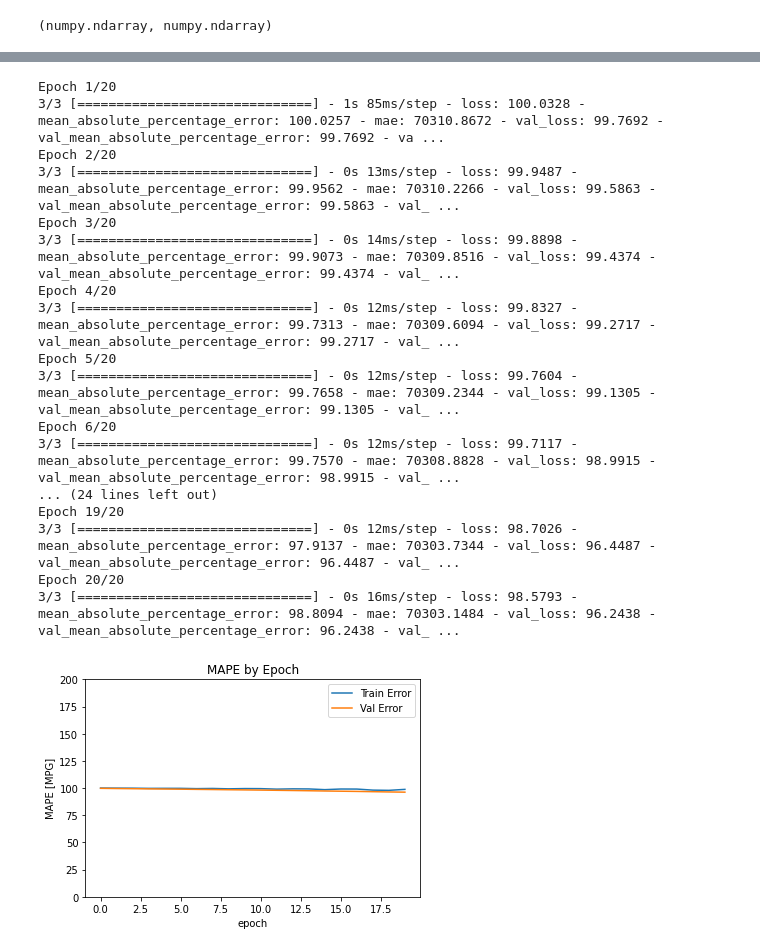
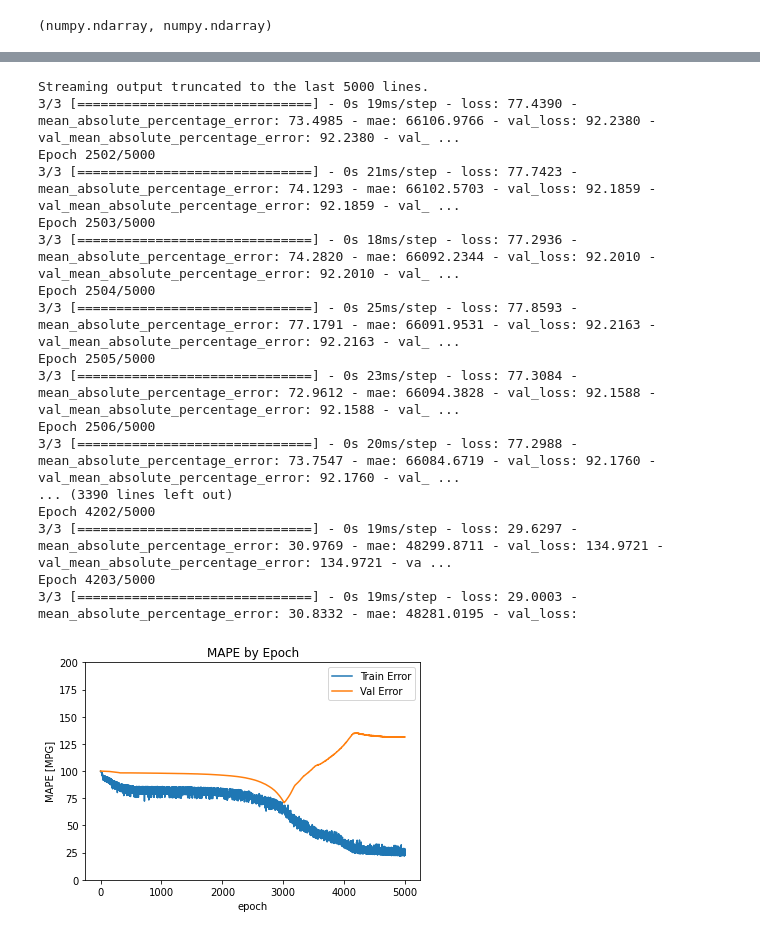
Before and after one commit to BrandonCay/-DSP-performance-prediction, a Jupyter notebook: DSP_performance_prediction.ipynb, the cells around one changed output, grey strips where cells are left out. Saved outputs shown, nothing was run; the diff lists cells and outputs as text; code cells hidden in the pictures.

```diff
--- a/DSP_performance_prediction.ipynb
+++ b/DSP_performance_prediction.ipynb
@@ -170,3 +178,6 @@ data = removeCols()
+# %%
+if(url == newDataUrl):
+  data = preprocessData(data)
 # %%
 data_t = data.describe()
 desc = data_t.T
@@ -237,7 +250,14 @@ cols
 # create a copy of the DataFrame
 df = data.copy()
 # create the target
-target = df.pop('execution time')
+targetAttributeName=''
+if(url == newDataUrl):
+  targetAttributeName=' adjusted execution time'
+else:
+  targetAttributeName='execution time'
+
+
+target = df.pop(targetAttributeName)
 print (target.head())
 # execution time is the target of prediction, using df.pop to create the target set; rest of df are feature sets. target.head shows the first 5 samples' target values
 # %% [output]
@@ -559,6 +579,12 @@ activationFunctionsToSkipSet = set(
  """
 
 )
+# %%
+global_input_shape=[]
+if(url == newDataUrl):
+  global_input_shape=[19,]
+else:
+  global_input_shape=[18,]
 # %%
 def compile(optimizer, metricVal):
   try:
@@ -581,7 +607,7 @@ rmse = tf.keras.metrics.RootMeanSquaredError()
 mape = tf.keras.losses.MeanAbsolutePercentageError()
 
 class ModelMaker:
-  def __init__ (self, neuronCnt=64, activationFunction = "relu", optimizer = "RMSprop", metrics = [mape, 'mae'], comiplationDone = False, seedOfExecutionResult = 0, inputShape=[0,20]):
+  def __init__ (self, neuronCnt=64, activationFunction = "relu", optimizer = "RMSprop", metrics = [mape, 'mae'], comiplationDone = False, seedOfExecutionResult = 0, inputShape=global_input_shape ):
     self.__neuronCnt = neuronCnt
     self.__compilationDone = False
     self.__activationFunction = activationFunction
@@ -589,7 +615,7 @@ class ModelMaker:
     self.__optimizer = optimizer
     self.__metrics = metrics
     self.__model = None
-    self.__inputShape=shape
+    self.__inputShape=inputShape
 
 
   def makeNewModel(self):
@@ -933,33 +822,34 @@ from google.colab import files #for downloading browser
 #files.download
 # %%
 def runOne():
+  epochs = 5000
   modelMakerObj = ModelMaker()
   model = modelMakerObj.makeNewModel()
-  modelTrainerObj = ModelTrainer(model, test_bs, train_bs, 20)
+  modelTrainerObj = ModelTrainer(model, test_bs, train_bs, epochs)
   history = modelTrainerObj.train()
   obj = HistoryPlotter()
   obj.set_history(history)
   obj.makePlot()
   obj.showPlot()
 
 runOne()
 # %% [output]
-Epoch 1/20
-3/3 [==============================] - 1s 85ms/step - loss: 100.0328 - mean_absolute_percentage_error: 100.0257 - mae: 70310.8672 - val_loss: 99.7692 - val_mean_absolute_percentage_error: 99.7692 - va ...
-Epoch 2/20
-3/3 [==============================] - 0s 13ms/step - loss: 99.9487 - mean_absolute_percentage_error: 99.9562 - mae: 70310.2266 - val_loss: 99.5863 - val_mean_absolute_percentage_error: 99.5863 - val_ ...
-Epoch 3/20
-3/3 [==============================] - 0s 14ms/step - loss: 99.8898 - mean_absolute_percentage_error: 99.9073 - mae: 70309.8516 - val_loss: 99.4374 - val_mean_absolute_percentage_error: 99.4374 - val_ ...
-Epoch 4/20
-3/3 [==============================] - 0s 12ms/step - loss: 99.8327 - mean_absolute_percentage_error: 99.7313 - mae: 70309.6094 - val_loss: 99.2717 - val_mean_absolute_percentage_error: 99.2717 - val_ ...
-Epoch 5/20
-3/3 [==============================] - 0s 12ms/step - loss: 99.7604 - mean_absolute_percentage_error: 99.7658 - mae: 70309.2344 - val_loss: 99.1305 - val_mean_absolute_percentage_error: 99.1305 - val_ ...
-Epoch 6/20
-3/3 [==============================] - 0s 12ms/step - loss: 99.7117 - mean_absolute_percentage_error: 99.7570 - mae: 70308.8828 - val_loss: 98.9915 - val_mean_absolute_percentage_error: 98.9915 - val_ ...
-... (24 lines left out)
-Epoch 19/20
-3/3 [==============================] - 0s 12ms/step - loss: 98.7026 - mean_absolute_percentage_error: 97.9137 - mae: 70303.7344 - val_loss: 96.4487 - val_mean_absolute_percentage_error: 96.4487 - val_ ...
-Epoch 20/20
-3/3 [==============================] - 0s 16ms/step - loss: 98.5793 - mean_absolute_percentage_error: 98.8094 - mae: 70303.1484 - val_loss: 96.2438 - val_mean_absolute_percentage_error: 96.2438 - val_ ...
+Streaming output truncated to the last 5000 lines.
+3/3 [==============================] - 0s 19ms/step - loss: 77.4390 - mean_absolute_percentage_error: 73.4985 - mae: 66106.9766 - val_loss: 92.2380 - val_mean_absolute_percentage_error: 92.2380 - val_ ...
+Epoch 2502/5000
+3/3 [==============================] - 0s 21ms/step - loss: 77.7423 - mean_absolute_percentage_error: 74.1293 - mae: 66102.5703 - val_loss: 92.1859 - val_mean_absolute_percentage_error: 92.1859 - val_ ...
+Epoch 2503/5000
+3/3 [==============================] - 0s 18ms/step - loss: 77.2936 - mean_absolute_percentage_error: 74.2820 - mae: 66092.2344 - val_loss: 92.2010 - val_mean_absolute_percentage_error: 92.2010 - val_ ...
+Epoch 2504/5000
+3/3 [==============================] - 0s 25ms/step - loss: 77.8593 - mean_absolute_percentage_error: 77.1791 - mae: 66091.9531 - val_loss: 92.2163 - val_mean_absolute_percentage_error: 92.2163 - val_ ...
+Epoch 2505/5000
+3/3 [==============================] - 0s 23ms/step - loss: 77.3084 - mean_absolute_percentage_error: 72.9612 - mae: 66094.3828 - val_loss: 92.1588 - val_mean_absolute_percentage_error: 92.1588 - val_ ...
+Epoch 2506/5000
+3/3 [==============================] - 0s 20ms/step - loss: 77.2988 - mean_absolute_percentage_error: 73.7547 - mae: 66084.6719 - val_loss: 92.1760 - val_mean_absolute_percentage_error: 92.1760 - val_ ...
+... (3390 lines left out)
+Epoch 4202/5000
+3/3 [==============================] - 0s 19ms/step - loss: 29.6297 - mean_absolute_percentage_error: 30.9769 - mae: 48299.8711 - val_loss: 134.9721 - val_mean_absolute_percentage_error: 134.9721 - va ...
+Epoch 4203/5000
+3/3 [==============================] - 0s 19ms/step - loss: 29.0003 - mean_absolute_percentage_error: 30.8332 - mae: 48281.0195 - val_loss:
-[figure, old version]
+[figure, new version]
 # %%
```
Also changed, not shown: parts of 29 cells of this notebook.
